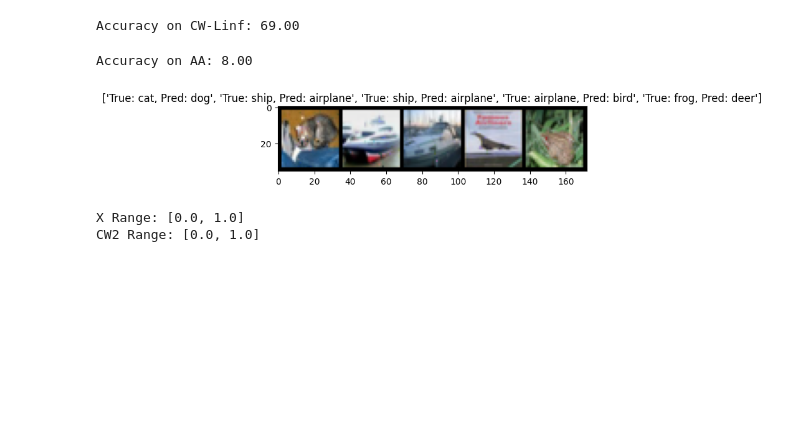
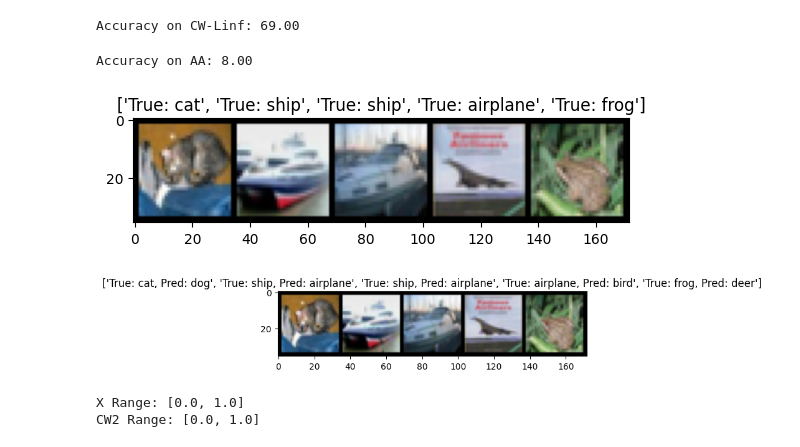
Before and after one commit to changx03/robustbench_playground, a Jupyter notebook: playground.ipynb, the cells around one changed output. Drawn from its saved outputs; the diff is of its cells as text; code cells hidden in the pictures; blank space fills up the shorter version.

```diff
--- a/playground.ipynb
+++ b/playground.ipynb
@@ -187,6 +250,12 @@ def imshow(inp, title=None):
         plt.title(title)
     plt.pause(0.001)
     plt.show()
+# %%
+images = tv.utils.make_grid(X_test[:5])
+titles = [f'True: {classes[y]}' for y in y_test[:5]]
+imshow(images, title=titles)
+# %% [output]
+[figure, added]
 # %%
 # Print the top 5 images
 
```
Also changed, not shown: parts of 8 cells of this notebook, 1 other file.
